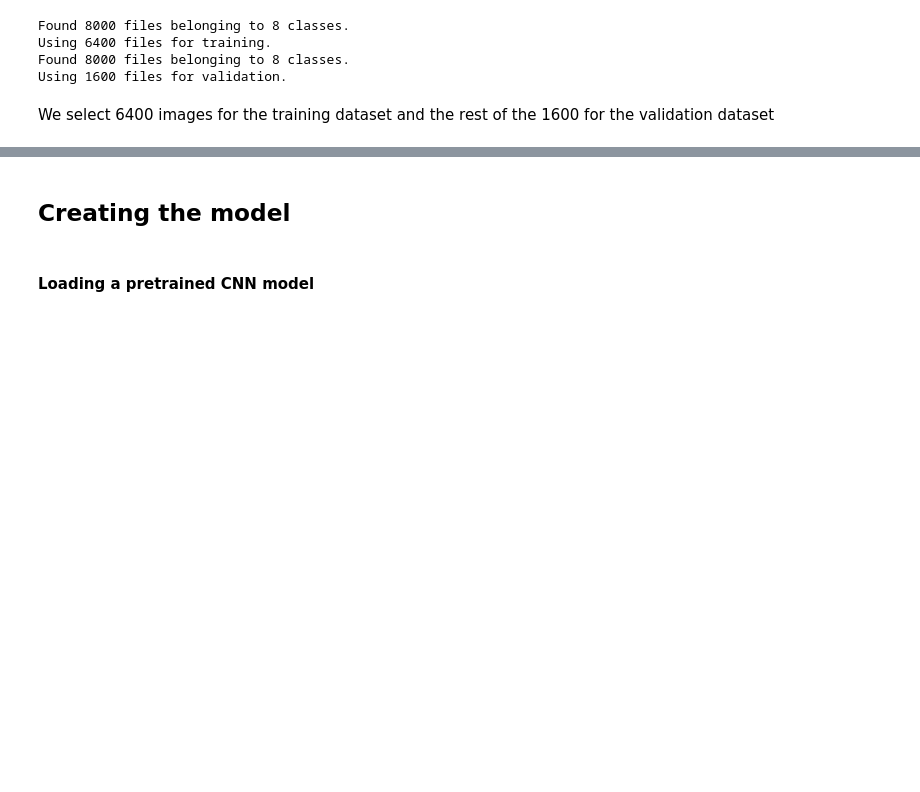
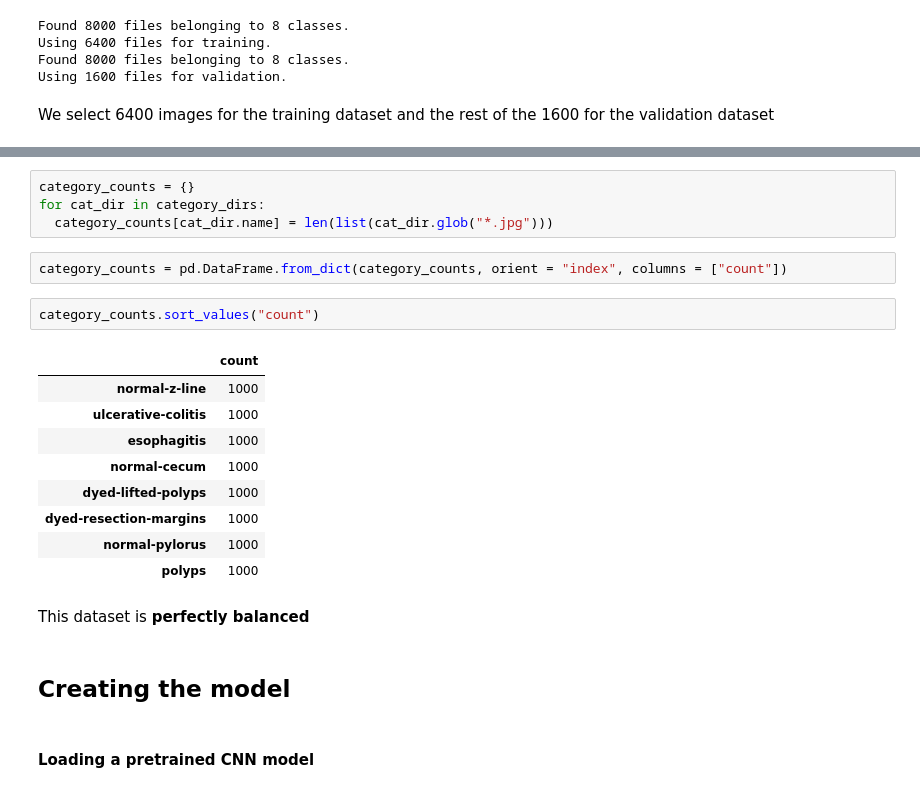
Before and after one commit to teamoptimusai/gastrointestinal-tract-anomaly-classification, a Jupyter notebook: notebooks/KVASIR_DenseNet201_with_augmentation.ipynb, the cells around one changed output, grey strips where cells are left out. Cells and saved outputs as stored; diff of their text form; blank space fills up the shorter version.

```diff
--- a/notebooks/KVASIR_DenseNet201_with_augmentation.ipynb
+++ b/notebooks/KVASIR_DenseNet201_with_augmentation.ipynb
@@ -116,3 +139,23 @@ for cat_dir in glob.glob(datadir +"/*"):
+# %%
+category_counts = {}
+for cat_dir in category_dirs:
+  category_counts[cat_dir.name] = len(list(cat_dir.glob("*.jpg")))
+# %%
+category_counts = pd.DataFrame.from_dict(category_counts, orient = "index", columns = ["count"])
+# %%
+category_counts.sort_values("count")
+# %% [output]
+|  | count |
+| normal-z-line | 1000 |
+| ulcerative-colitis | 1000 |
+| esophagitis | 1000 |
+| normal-cecum | 1000 |
+| dyed-lifted-polyps | 1000 |
+| dyed-resection-margins | 1000 |
+| normal-pylorus | 1000 |
+| polyps | 1000 |
+# %% [markdown]
+This dataset is **perfectly balanced**
 # %% [markdown]
 ## Creating the model
 # %% [markdown]
```
Also changed, not shown: parts of 11 cells of this notebook, 1 other file.
